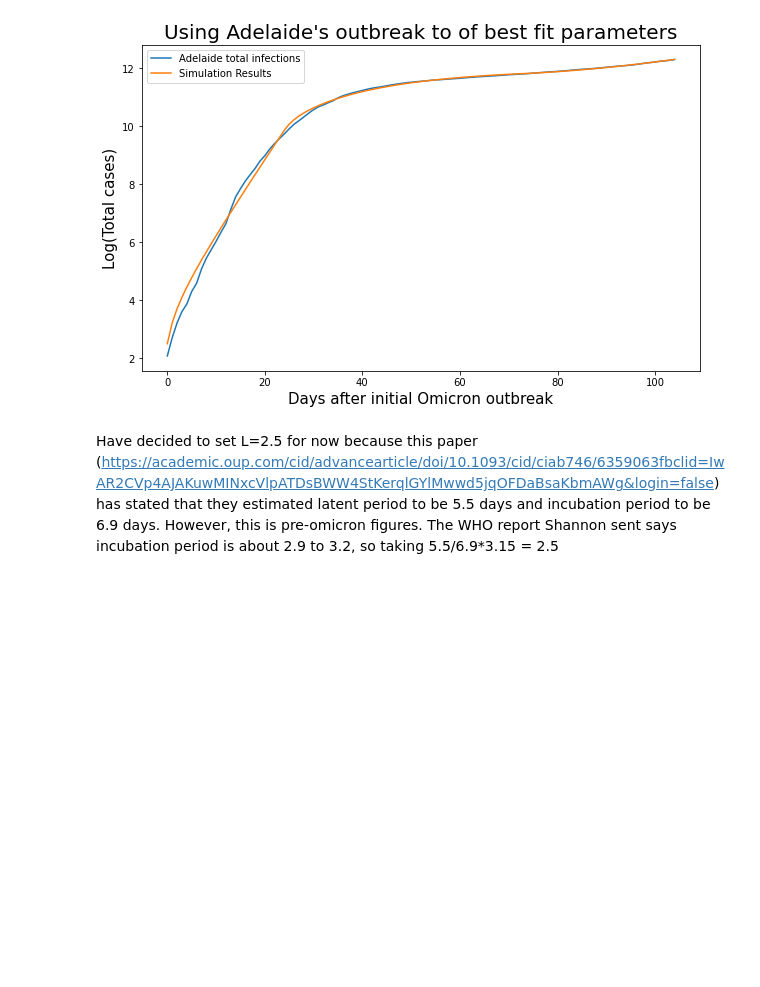
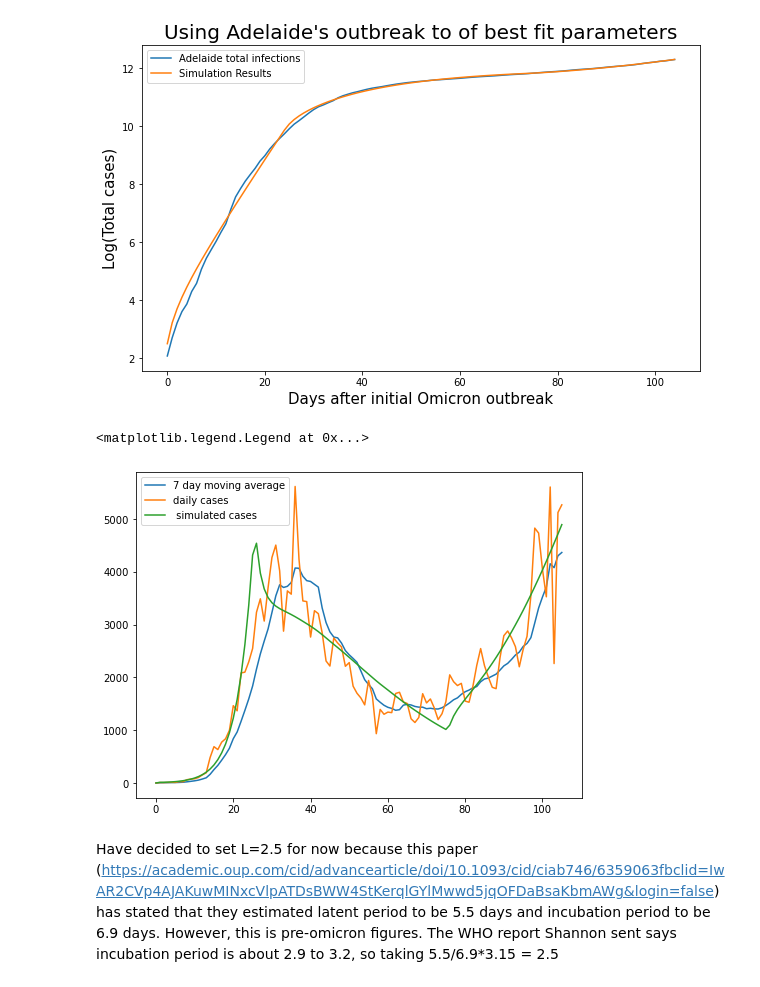
Before and after one commit to yuval-b/covid_thesis, a Jupyter notebook: 6. Modelling South Australia.ipynb, the cells around one changed output. Drawn from its saved outputs; the diff is of its cells as text; code cells hidden in the pictures; blank space fills up the shorter version.

Commit message:
comparing daily cases

```diff
--- a/6. Modelling South Australia.ipynb
+++ b/6. Modelling South Australia.ipynb
@@ -353,6 +357,19 @@ Text(0.5, 1.0, "Using Adelaide's outbreak to of best fit parameters")
 [figure]
 [figure]
 [figure]
+# %%
+daily_infs = [0]
+for i in range(1,len(day_infs)):
+    daily_infs.append(day_infs[i]- day_infs[i-1])
+# %%
+plt.figure(figsize = (8,6))
+plt.plot(ma, label = '7 day moving average')
+plt.plot(saht_daily, label = 'daily cases')
+plt.plot(daily_infs, label = ' simulated cases')
+plt.legend()
+# %% [output]
+<matplotlib.legend.Legend at 0x...>
+[figure, added]
 # %% [markdown]
 Have decided to set L=2.5 for now because this paper (https://academic.oup.com/cid/advancearticle/doi/10.1093/cid/ciab746/6359063fbclid=IwAR2CVp4AJAKuwMINxcVlpATDsBWW4StKerqlGYlMwwd5jqOFDaBsaKbmAWg&login=false) has stated that they estimated latent period to be 5.5 days and incubation period to be 6.9 days. However, this is pre-omicron figures. The WHO report Shannon sent says incubation period is about 2.9 to 3.2, so taking 5.5/6.9*3.15 = 2.5
 # %%
```
Also changed, not shown: parts of 3 cells of this notebook.
